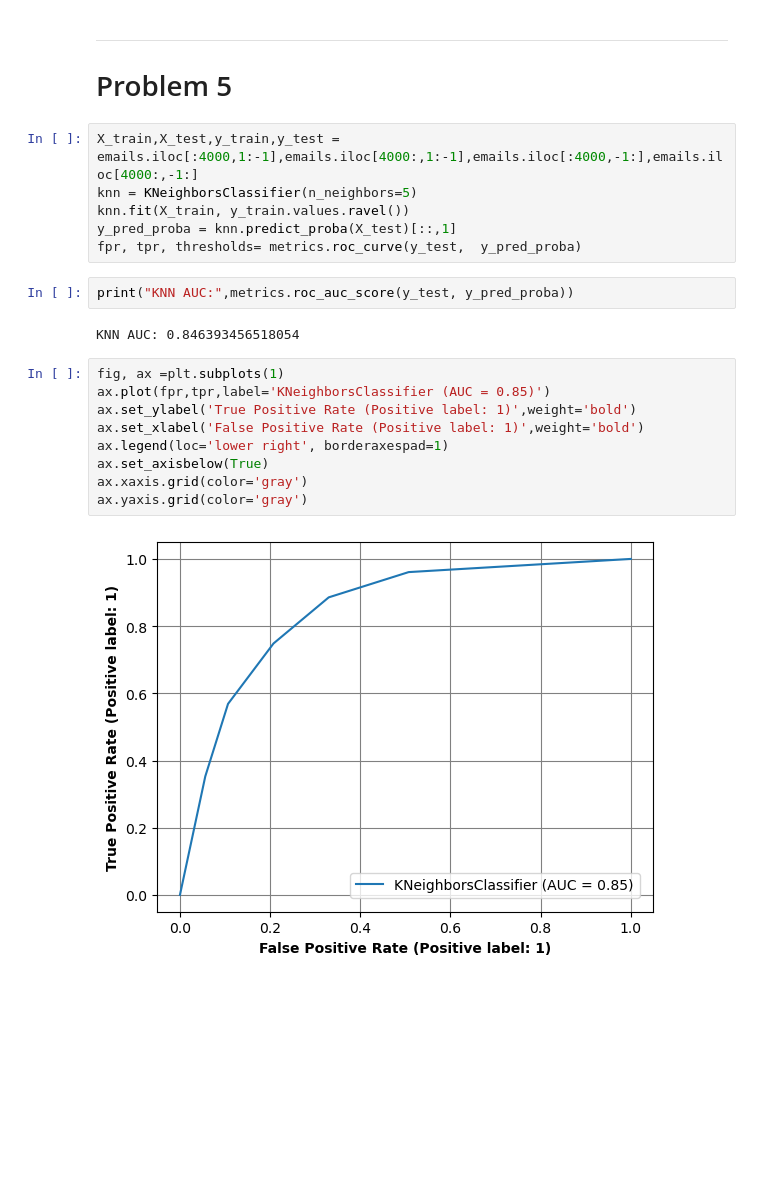
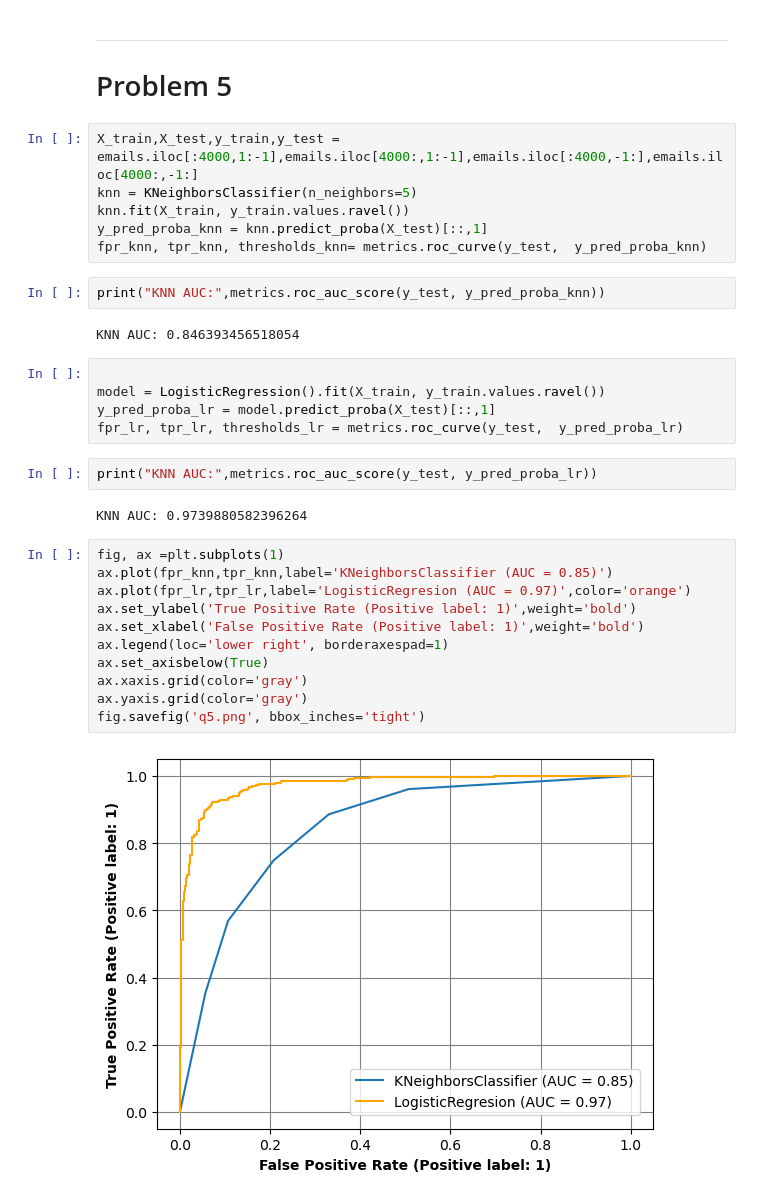
Before and after one commit to lneuendorf/CS760-MachineLearning, a Jupyter notebook: KNN-Classifier/hw3.ipynb, the cells around one changed output. Cells and saved outputs as stored; diff of their text form; blank space fills up the shorter version.

Commit message:
Implemented logistic regression and completed hw questions in Jupyter Notebooks.

```diff
--- a/KNN-Classifier/hw3.ipynb
+++ b/KNN-Classifier/hw3.ipynb
@@ -131,20 +160,31 @@ Text(0.5, 1.0, 'kNN 5-Fold Cross Validation')
 X_train,X_test,y_train,y_test = emails.iloc[:4000,1:-1],emails.iloc[4000:,1:-1],emails.iloc[:4000,-1:],emails.iloc[4000:,-1:]
 knn = KNeighborsClassifier(n_neighbors=5)
 knn.fit(X_train, y_train.values.ravel())
-y_pred_proba = knn.predict_proba(X_test)[::,1]
-fpr, tpr, thresholds= metrics.roc_curve(y_test,  y_pred_proba)
+y_pred_proba_knn = knn.predict_proba(X_test)[::,1]
+fpr_knn, tpr_knn, thresholds_knn= metrics.roc_curve(y_test,  y_pred_proba_knn)
 # %%
-print("KNN AUC:",metrics.roc_auc_score(y_test, y_pred_proba))
+print("KNN AUC:",metrics.roc_auc_score(y_test, y_pred_proba_knn))
 # %% [output]
 KNN AUC: 0.846393456518054
+# %%
+
+model = LogisticRegression().fit(X_train, y_train.values.ravel())
+y_pred_proba_lr = model.predict_proba(X_test)[::,1]
+fpr_lr, tpr_lr, thresholds_lr = metrics.roc_curve(y_test,  y_pred_proba_lr)
+# %%
+print("KNN AUC:",metrics.roc_auc_score(y_test, y_pred_proba_lr))
+# %% [output]
+KNN AUC: 0.9739880582396264
 # %%
 fig, ax =plt.subplots(1)
-ax.plot(fpr,tpr,label='KNeighborsClassifier (AUC = 0.85)')
+ax.plot(fpr_knn,tpr_knn,label='KNeighborsClassifier (AUC = 0.85)')
+ax.plot(fpr_lr,tpr_lr,label='LogisticRegresion (AUC = 0.97)',color='orange')
 ax.set_ylabel('True Positive Rate (Positive label: 1)',weight='bold')
 ax.set_xlabel('False Positive Rate (Positive label: 1)',weight='bold')
 ax.legend(loc='lower right', borderaxespad=1)
 ax.set_axisbelow(True)
 ax.xaxis.grid(color='gray')
 ax.yaxis.grid(color='gray')
+fig.savefig('q5.png', bbox_inches='tight')
 # %% [output]
-[figure, old version]
+[figure, new version]
```
Also changed, not shown: parts of 6 cells of this notebook, 2 other files.
